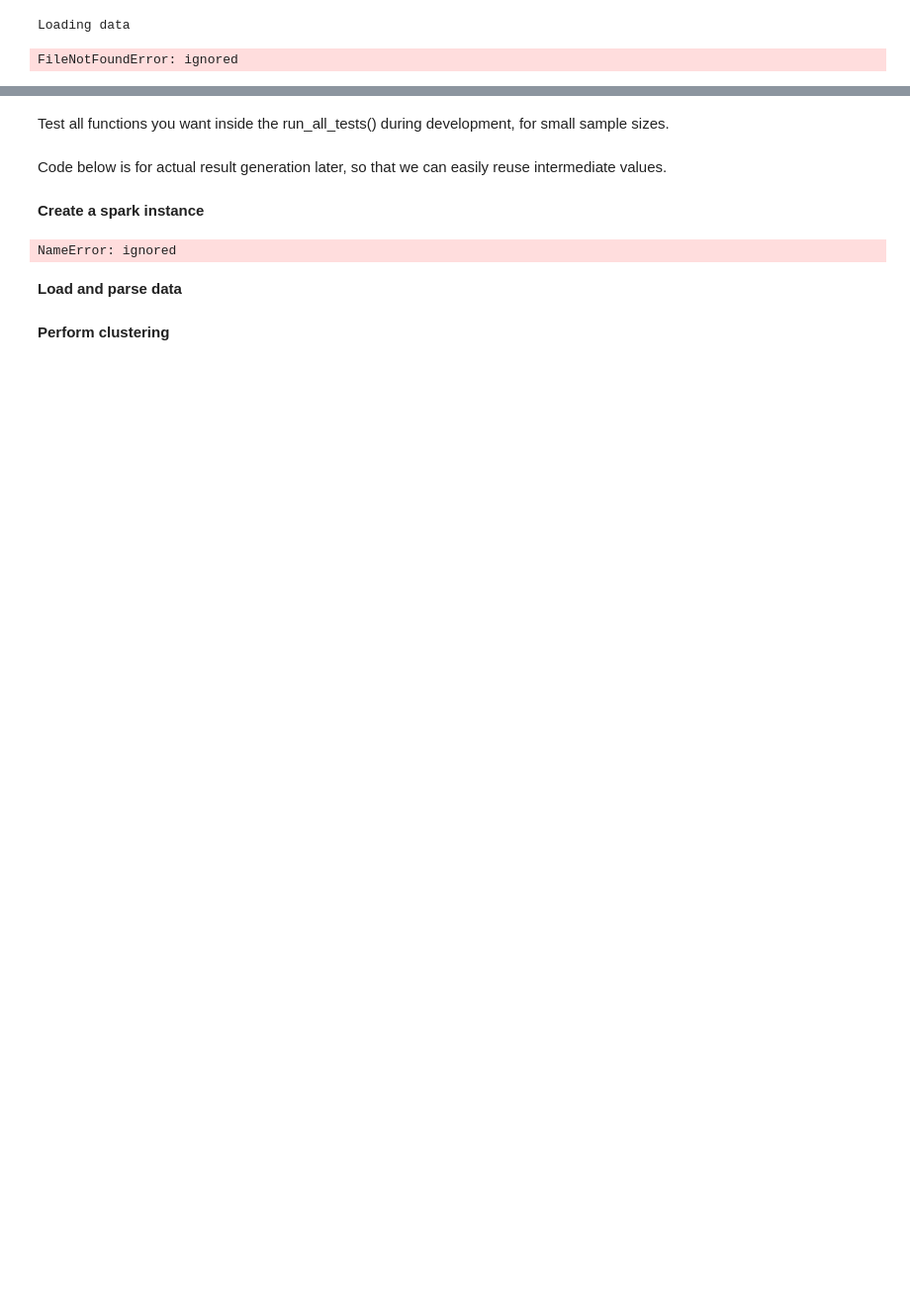
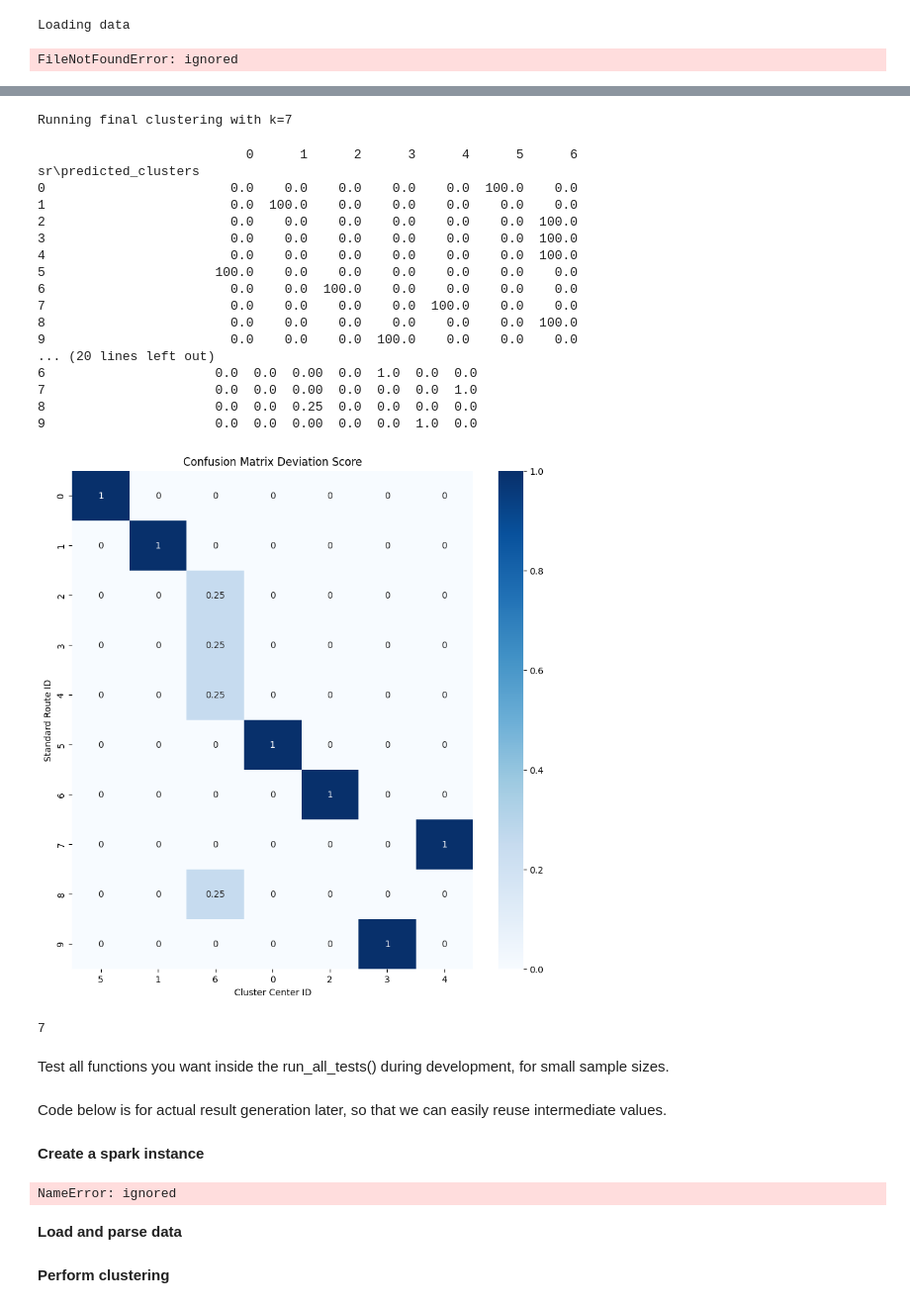
Before and after one commit to FedorTaggenbrock/data_intensive_systems, a Jupyter notebook: notebooks/main_tests_notebook.ipynb, the cells around one changed output, grey strips where cells are left out. Shown: that part at 99% size. Cells and saved outputs as stored; diff of their text form; code cells hidden in the pictures; blank space fills up the shorter version.

Commit message:
Confusion matrix

```diff
--- a/notebooks/main_tests_notebook.ipynb
+++ b/notebooks/main_tests_notebook.ipynb
@@ -95,0 +240,9 @@ abe_tests.__run_all_tests()
+# %%
+# Get final results
+clustered_data, predicted_centroids, metric = run_final_clustering(
+    data=data,
+    clustering_settings=clustering_settings,
+    best_setting=best_settings,
+)
+# %% [output]
+Running final clustering with k=7
@@ -96,3 +383,29 @@ abe_tests.__run_all_tests()
+# %%
+# Show confusion matrix
+confusion_plot = plot_confusion_matrix(clustered_data) #  indices2from_to_prods)
+# %% [output]
+                           0      1      2      3      4      5      6
+sr\predicted_clusters
+0                        0.0    0.0    0.0    0.0    0.0  100.0    0.0
+1                        0.0  100.0    0.0    0.0    0.0    0.0    0.0
+2                        0.0    0.0    0.0    0.0    0.0    0.0  100.0
+3                        0.0    0.0    0.0    0.0    0.0    0.0  100.0
+4                        0.0    0.0    0.0    0.0    0.0    0.0  100.0
+5                      100.0    0.0    0.0    0.0    0.0    0.0    0.0
+6                        0.0    0.0  100.0    0.0    0.0    0.0    0.0
+7                        0.0    0.0    0.0    0.0  100.0    0.0    0.0
+8                        0.0    0.0    0.0    0.0    0.0    0.0  100.0
+9                        0.0    0.0    0.0  100.0    0.0    0.0    0.0
+... (20 lines left out)
+6                      0.0  0.0  0.00  0.0  1.0  0.0  0.0
+7                      0.0  0.0  0.00  0.0  0.0  0.0  1.0
+8                      0.0  0.0  0.25  0.0  0.0  0.0  0.0
+9                      0.0  0.0  0.00  0.0  0.0  1.0  0.0
+[figure, added]
+# %%
+best_settings['silhouette_score']['k']
+# %% [output]
+7
 # %% [markdown]
 Test all functions you want inside the run_all_tests() during development, for small sample sizes.
 # %% [markdown]
```
Also changed, not shown: parts of 6 cells of this notebook.
